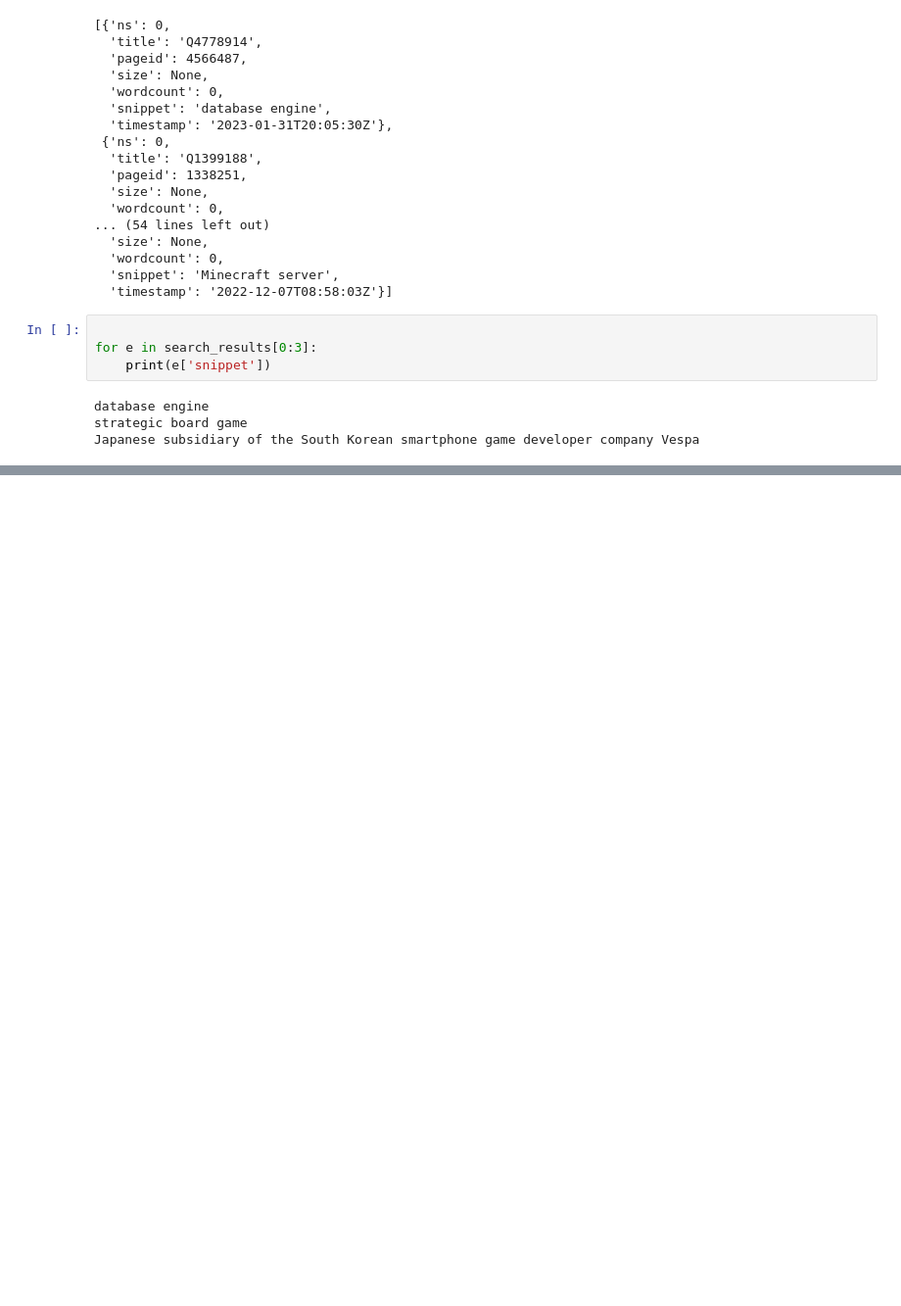
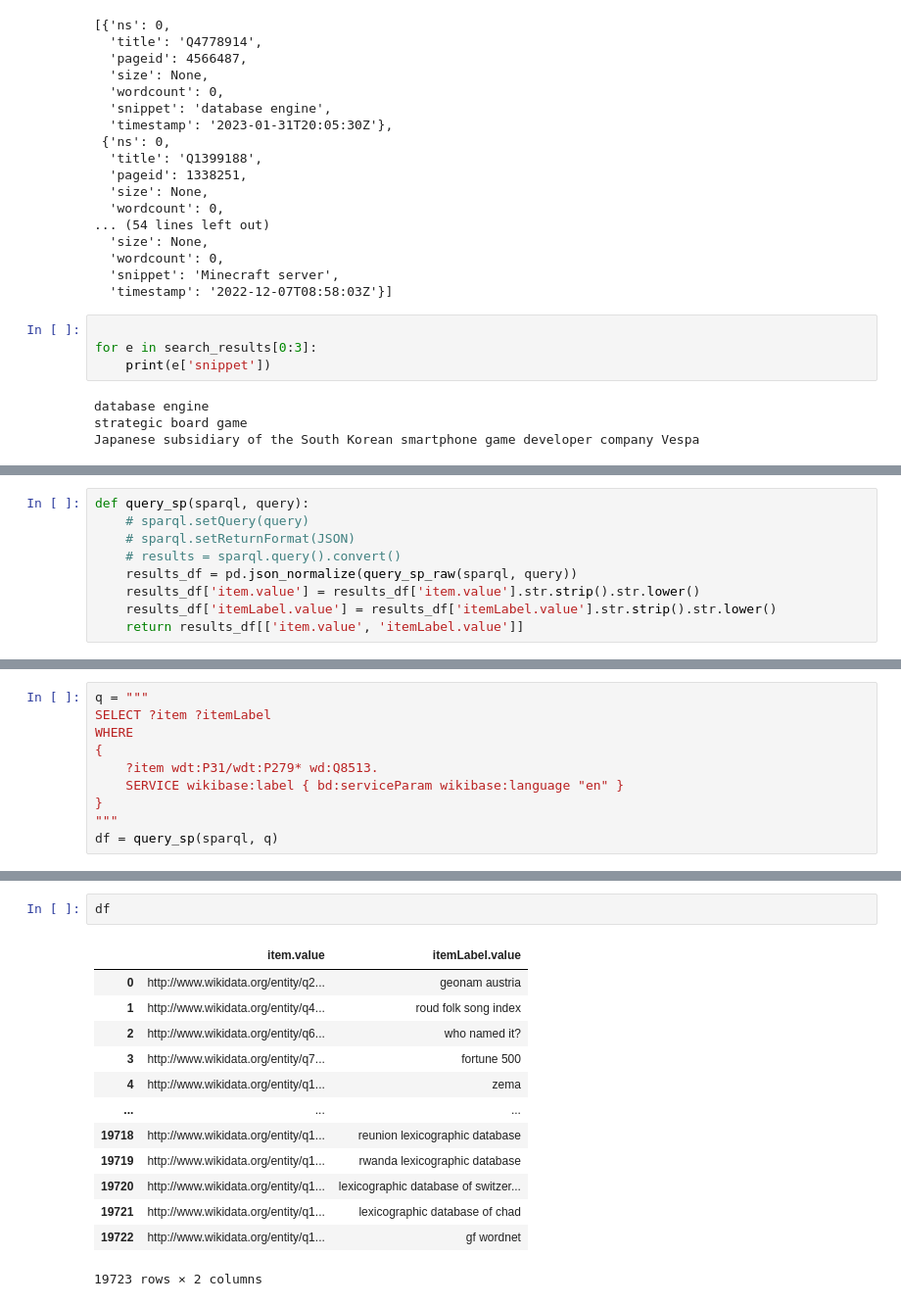
Before and after one commit to 13guff13/NLP-1, a Jupyter notebook: wikidata.ipynb, the cells around one changed output, grey strips where cells are left out. Shown at 98% size. Cells and saved outputs as stored; diff of their text form; blank space fills up the shorter version.

```diff
--- a/wikidata.ipynb
+++ b/wikidata.ipynb
@@ -59,0 +127,9 @@ Japanese subsidiary of the South Korean smartphone game developer company Vespa
+# %%
+def query_sp(sparql, query):
+    # sparql.setQuery(query)
+    # sparql.setReturnFormat(JSON)
+    # results = sparql.query().convert()
+    results_df = pd.json_normalize(query_sp_raw(sparql, query))
+    results_df['item.value'] = results_df['item.value'].str.strip().str.lower()
+    results_df['itemLabel.value'] = results_df['itemLabel.value'].str.strip().str.lower()
+    return results_df[['item.value', 'itemLabel.value']]
@@ -59,0 +235,10 @@ Japanese subsidiary of the South Korean smartphone game developer company Vespa
+# %%
+q = """
+SELECT ?item ?itemLabel
+WHERE
+{
+    ?item wdt:P31/wdt:P279* wd:Q8513.
+    SERVICE wikibase:label { bd:serviceParam wikibase:language "en" }
+}
+"""
+df = query_sp(sparql, q)
@@ -59,0 +254,16 @@ Japanese subsidiary of the South Korean smartphone game developer company Vespa
+# %%
+df
+# %% [output]
+|  | item.value | itemLabel.value |
+| 0 | http://www.wikidata.org/entity/q2... | geonam austria |
+| 1 | http://www.wikidata.org/entity/q4... | roud folk song index |
+| 2 | http://www.wikidata.org/entity/q6... | who named it? |
+| 3 | http://www.wikidata.org/entity/q7... | fortune 500 |
+| 4 | http://www.wikidata.org/entity/q1... | zema |
+| ... | ... | ... |
+| 19718 | http://www.wikidata.org/entity/q1... | reunion lexicographic database |
+| 19719 | http://www.wikidata.org/entity/q1... | rwanda lexicographic database |
+| 19720 | http://www.wikidata.org/entity/q1... | lexicographic database of switzer... |
+| 19721 | http://www.wikidata.org/entity/q1... | lexicographic database of chad |
+| 19722 | http://www.wikidata.org/entity/q1... | gf wordnet |
+19723 rows × 2 columns
```
Also changed, not shown: parts of 31 cells of this notebook, 1 other file.
